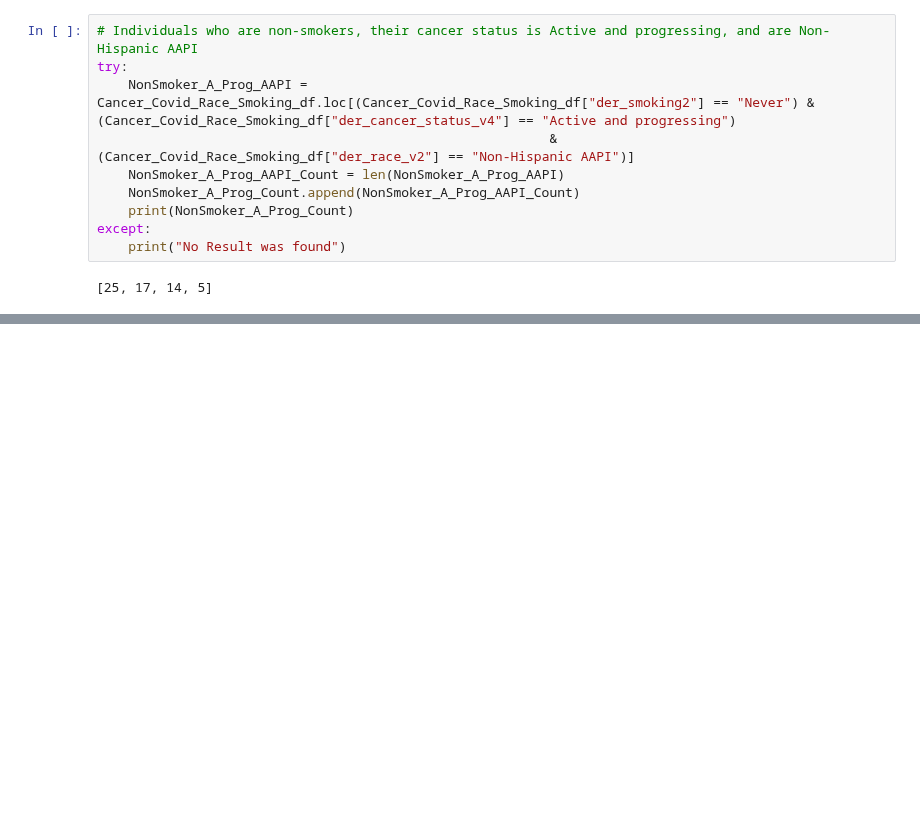
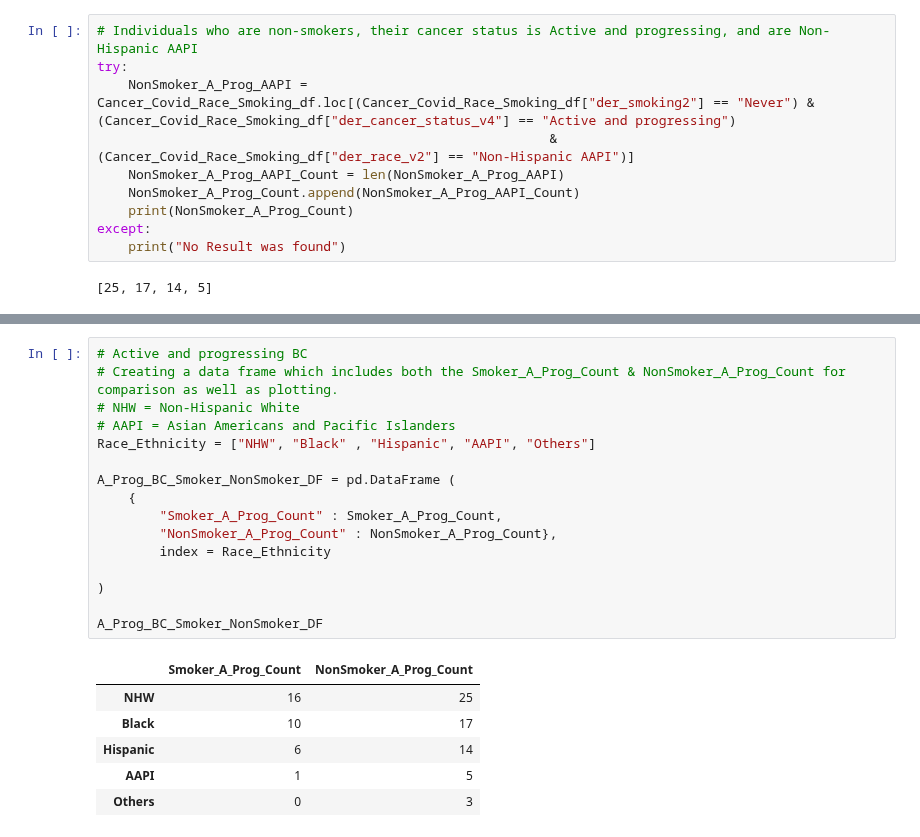
Before and after one commit to HSaleem352/Bootcamp-Project1, a Jupyter notebook: data_cleaning_MB.ipynb, the cells around one changed output, grey strips where cells are left out. Drawn from its saved outputs; the diff is of its cells as text; blank space fills up the shorter version.

```diff
--- a/data_cleaning_MB.ipynb
+++ b/data_cleaning_MB.ipynb
@@ -1143,0 +1192,23 @@ except:
+# %%
+# Active and progressing BC
+# Creating a data frame which includes both the Smoker_A_Prog_Count & NonSmoker_A_Prog_Count for comparison as well as plotting.
+# NHW = Non-Hispanic White
+# AAPI = Asian Americans and Pacific Islanders
+Race_Ethnicity = ["NHW", "Black" , "Hispanic", "AAPI", "Others"]
+
+A_Prog_BC_Smoker_NonSmoker_DF = pd.DataFrame (
+    {
+        "Smoker_A_Prog_Count" : Smoker_A_Prog_Count,
+        "NonSmoker_A_Prog_Count" : NonSmoker_A_Prog_Count},
+        index = Race_Ethnicity
+
+)
+
+A_Prog_BC_Smoker_NonSmoker_DF
+# %% [output]
+|  | Smoker_A_Prog_Count | NonSmoker_A_Prog_Count |
+| NHW | 16 | 25 |
+| Black | 10 | 17 |
+| Hispanic | 6 | 14 |
+| AAPI | 1 | 5 |
+| Others | 0 | 3 |
```
Also changed, not shown: parts of 11 cells of this notebook, 8 other files.
